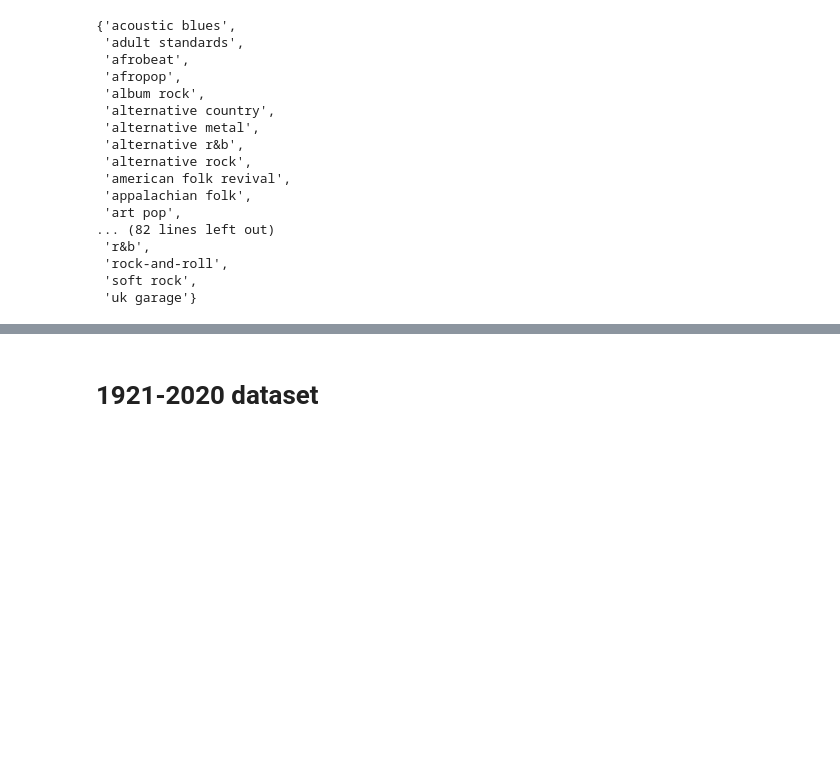
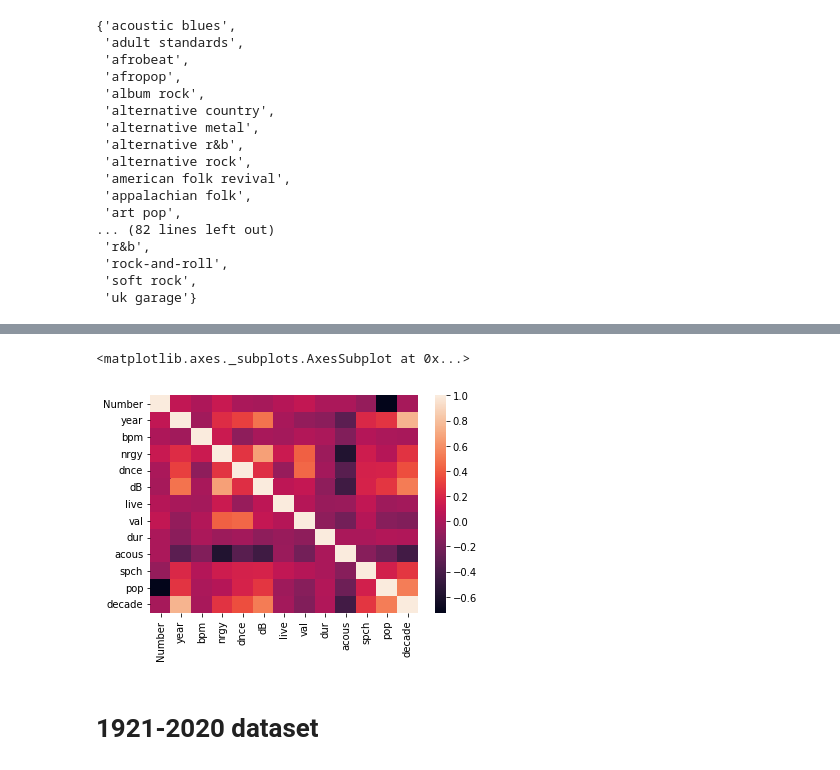
Before and after one commit to danielasenraoka/music_evolution, a Jupyter notebook: exploratory_anaysis.ipynb, the cells around one changed output, grey strips where cells are left out. Cells and saved outputs as stored; diff of their text form; code cells hidden in the pictures; blank space fills up the shorter version.

```diff
--- a/exploratory_anaysis.ipynb
+++ b/exploratory_anaysis.ipynb
@@ -196,3 +211,9 @@ set(df_all_decades_filter['top genre'])
+# %%
+# sin coef correlación
+sn.heatmap(corr_matrix)
+# %% [output]
+<matplotlib.axes._subplots.AxesSubplot at 0x...>
+[figure, added]
 # %% [markdown]
 # 1921-2020 dataset
 # %%
```
Also changed, not shown: parts of 14 cells of this notebook.
